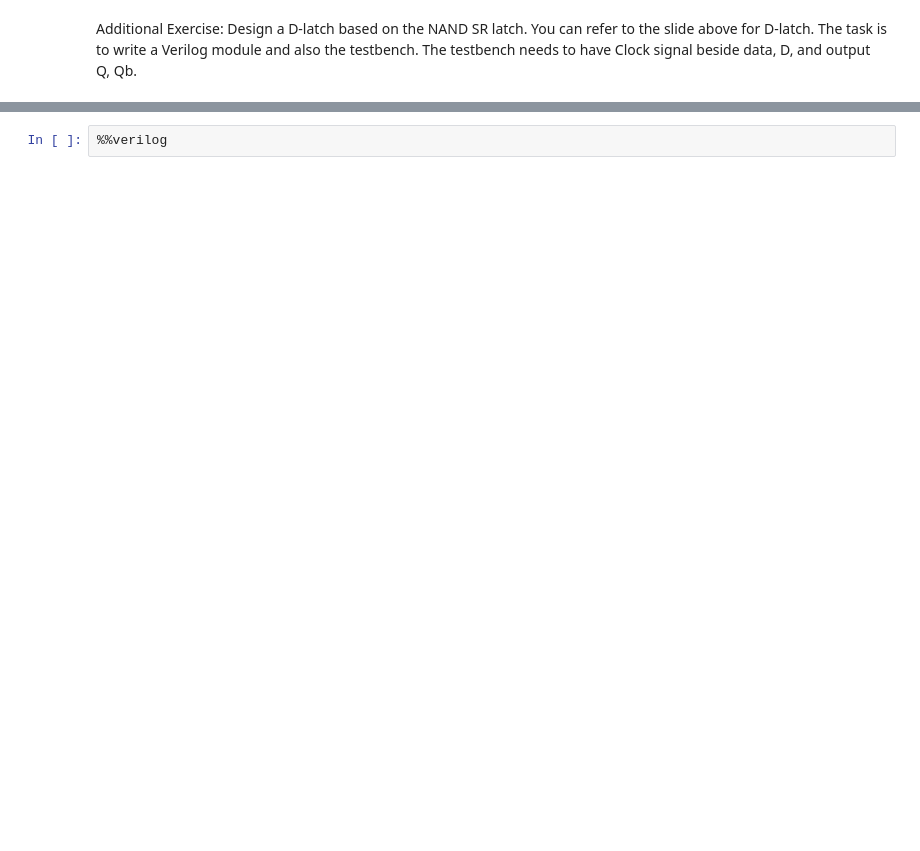
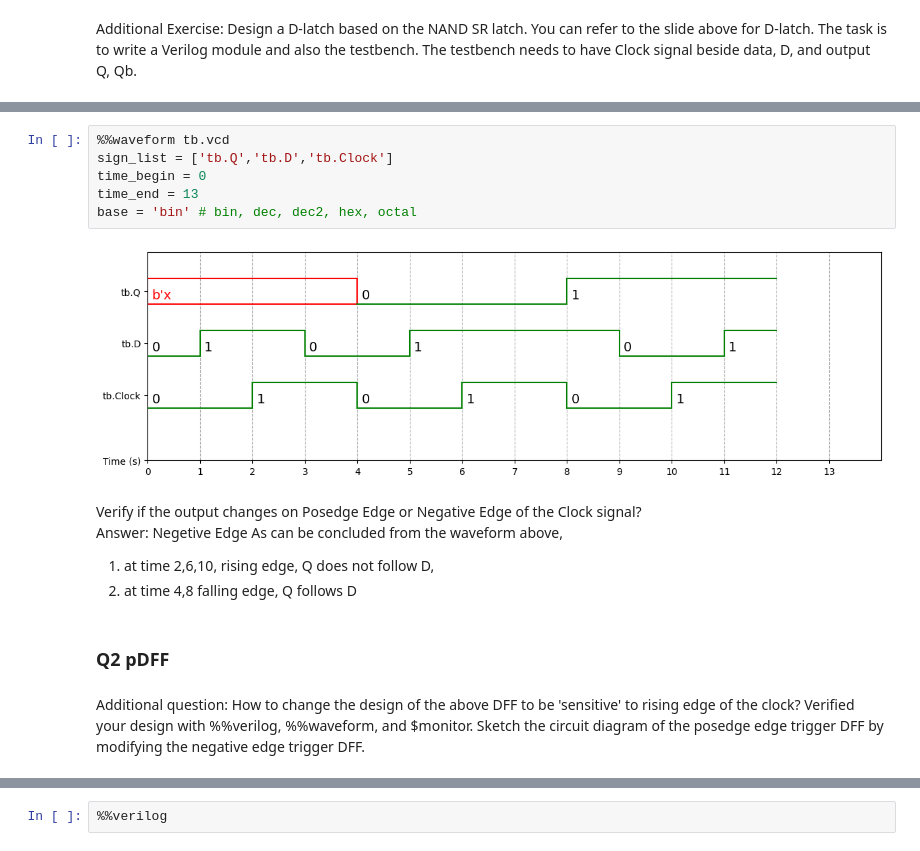
Before and after one commit to AnthonySunYi/Verilog_DSL, a Jupyter notebook: VerilogGit.ipynb, the cells around one changed output, grey strips where cells are left out. Drawn from its saved outputs; the diff is of its cells as text; blank space fills up the shorter version.

```diff
--- a/VerilogGit.ipynb
+++ b/VerilogGit.ipynb
@@ -501,0 +633,18 @@ Additional Exercise: Design a D-latch based on the NAND SR latch. You can refer
+# %%
+%%waveform tb.vcd
+sign_list = ['tb.Q','tb.D','tb.Clock']
+time_begin = 0
+time_end = 13
+base = 'bin' # bin, dec, dec2, hex, octal
+# %% [output]
+[figure, added]
+# %% [markdown]
+Verify if the output changes on Posedge Edge or Negative Edge of the Clock signal? \
+Answer: Negetive Edge
+As can be concluded from the waveform above,
+1. at time 2,6,10, rising edge, Q does not follow D,
+2. at time 4,8 falling edge, Q follows D
+# %% [markdown]
+### Q2 pDFF
+# %% [markdown]
+Additional question: How to change the design of the above DFF to be 'sensitive' to rising edge of the clock? Verified your design with %%verilog, %%waveform, and $monitor. Sketch the circuit diagram of the posedge edge trigger DFF by modifying the negative edge trigger DFF.
```
Also changed, not shown: parts of 86 cells of this notebook.
